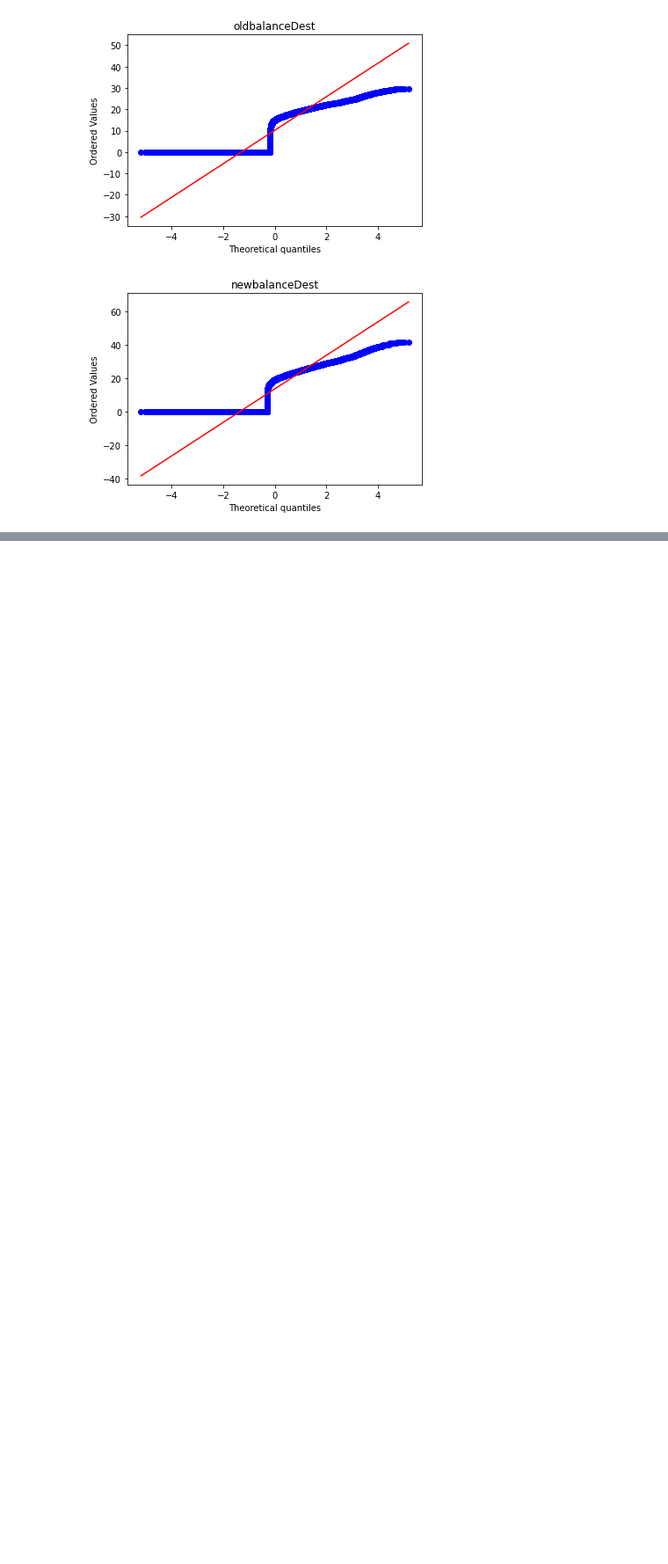
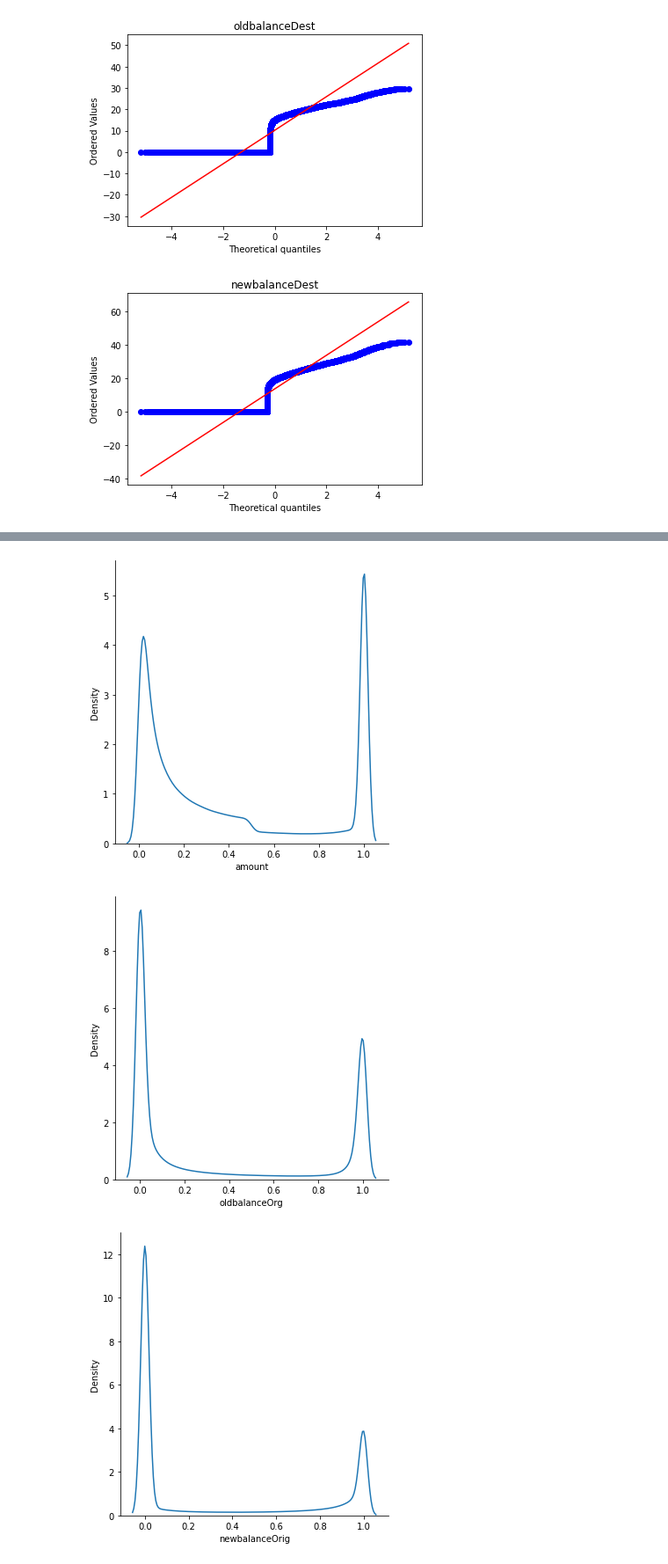
Before and after one commit to romulocrp/ml-projects, a Jupyter notebook: beg/online-payments-fraud-detection/project.ipynb, the cells around one changed output, grey strips where cells are left out. Shown at 88% size. Saved outputs shown, nothing was run; the diff lists cells and outputs as text; code cells hidden in the pictures; blank space fills up the shorter version.

```diff
--- a/beg/online-payments-fraud-detection/project.ipynb
+++ b/beg/online-payments-fraud-detection/project.ipynb
@@ -324,0 +325,15 @@ Now is the association analysis of numerical data.
+# %%
+max_norm_num_data = normalize(num_data, norm="max")
+# %%
+i = 0
+columns = ["amount", "oldbalanceOrg", "newbalanceOrig", "oldbalanceDest", "newbalanceDest"]
+for column in columns:
+  if i < len(columns):
+    sns.displot(x = max_norm_num_data[0:, i], kind="kde");
+    plt.xlabel(xlabel = columns[i])
+    plt.show()
+    i += 1
+# %% [output]
+[figure, added]
+[figure, added]
+[figure, added]
```
Also changed, not shown: parts of 4 cells of this notebook.
